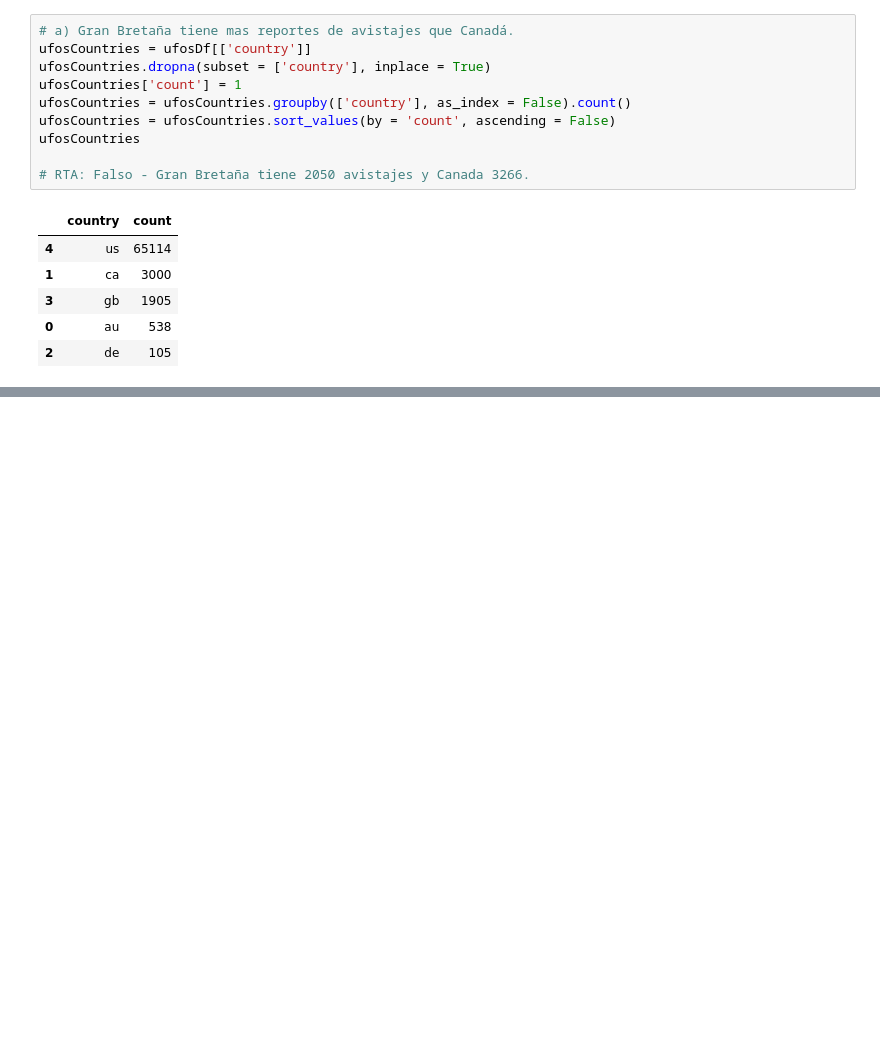
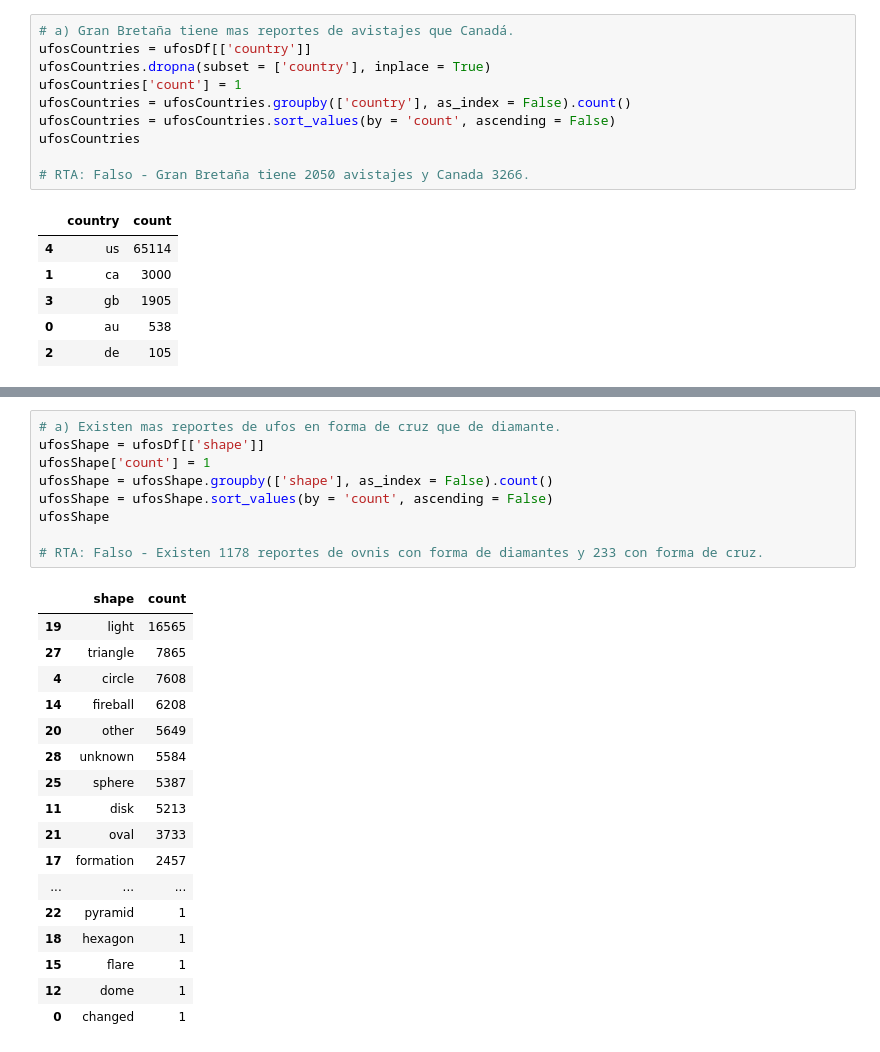
Before and after one commit to GastonMontes/7506-Datos-Guias-2do1028, a Jupyter notebook: Guia Análisis Exploratorio y Visualizacion/Análisis Exploratorio y Visu.ipynb, the cells around one changed output, grey strips where cells are left out. Cells and saved outputs as stored; diff of their text form; blank space fills up the shorter version.

```diff
--- a/Guia Análisis Exploratorio y Visualizacion/Análisis Exploratorio y Visu.ipynb
+++ b/Guia Análisis Exploratorio y Visualizacion/Análisis Exploratorio y Visu.ipynb
@@ -74,0 +271,27 @@ ufosLasVegas.head(10)
+# %%
+# a) Existen mas reportes de ufos en forma de cruz que de diamante.
+ufosShape = ufosDf[['shape']]
+ufosShape['count'] = 1
+ufosShape = ufosShape.groupby(['shape'], as_index = False).count()
+ufosShape = ufosShape.sort_values(by = 'count', ascending = False)
+ufosShape
+
+# RTA: Falso - Existen 1178 reportes de ovnis con forma de diamantes y 233 con forma de cruz.
+# %% [output]
+|  | shape | count |
+| 19 | light | 16565 |
+| 27 | triangle | 7865 |
+| 4 | circle | 7608 |
+| 14 | fireball | 6208 |
+| 20 | other | 5649 |
+| 28 | unknown | 5584 |
+| 25 | sphere | 5387 |
+| 11 | disk | 5213 |
+| 21 | oval | 3733 |
+| 17 | formation | 2457 |
+| ... | ... | ... |
+| 22 | pyramid | 1 |
+| 18 | hexagon | 1 |
+| 15 | flare | 1 |
+| 12 | dome | 1 |
+| 0 | changed | 1 |
```
Also changed, not shown: parts of 26 cells of this notebook, 1 other file.
